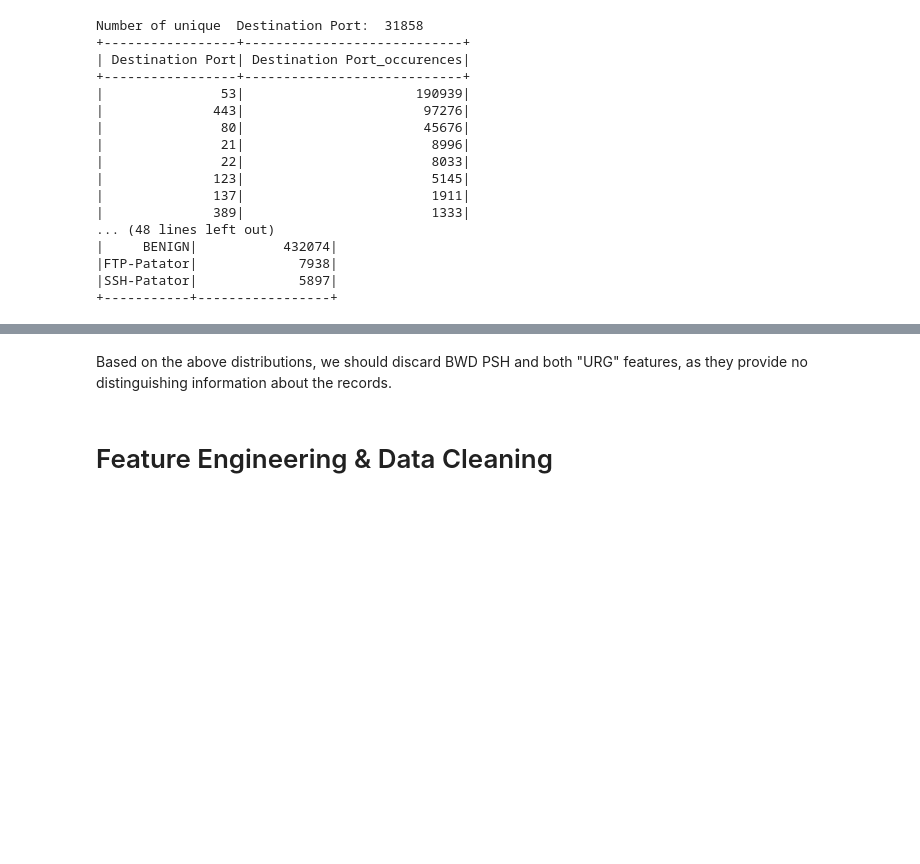
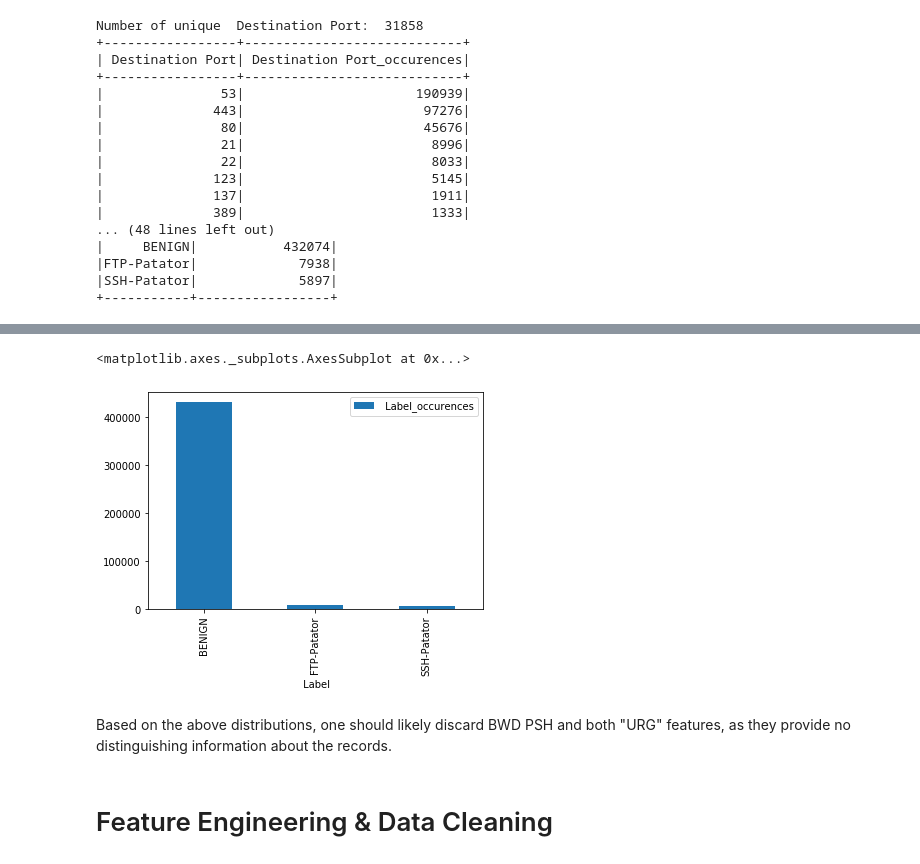
Before and after one commit to brandongrifs/MLSecurityBlog, a Jupyter notebook: Blog Example Code.ipynb, the cells around one changed output, grey strips where cells are left out. Cells and saved outputs as stored; diff of their text form; code cells hidden in the pictures; blank space fills up the shorter version.

```diff
--- a/Blog Example Code.ipynb
+++ b/Blog Example Code.ipynb
@@ -193,5 +226,11 @@ Number of unique  Destination Port:  31858
+# %%
+pdlabels = labels.toPandas()
+pdlabels.plot.bar(' Label', ' Label_occurences')
+# %% [output]
+<matplotlib.axes._subplots.AxesSubplot at 0x...>
+[figure, added]
 # %% [markdown]
-Based on the above distributions, we should discard BWD PSH and both "URG" features, as they provide no distinguishing information about the records.
+Based on the above distributions, one should likely discard BWD PSH and both "URG" features, as they provide no distinguishing information about the records.
 # %% [markdown]
 # Feature Engineering & Data Cleaning
 # %% [markdown]
```
Also changed, not shown: parts of 38 cells of this notebook.
